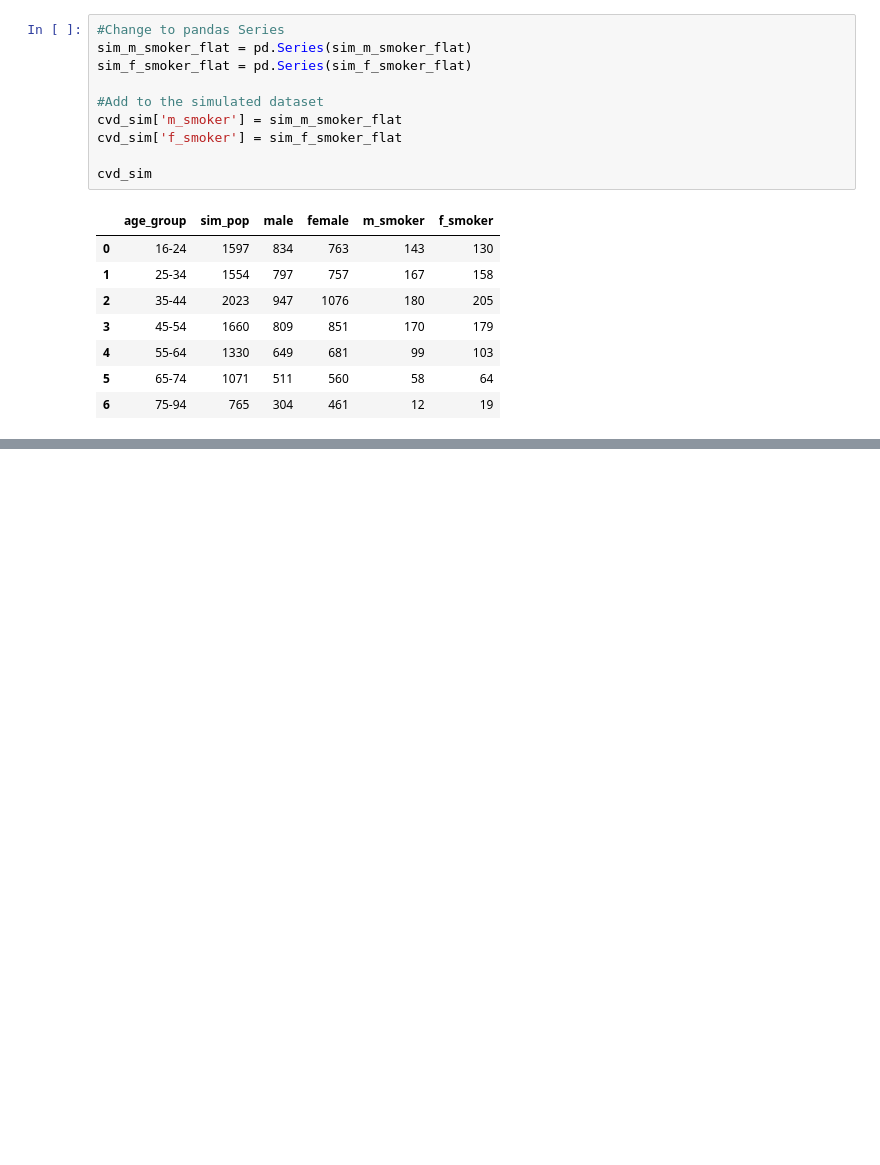
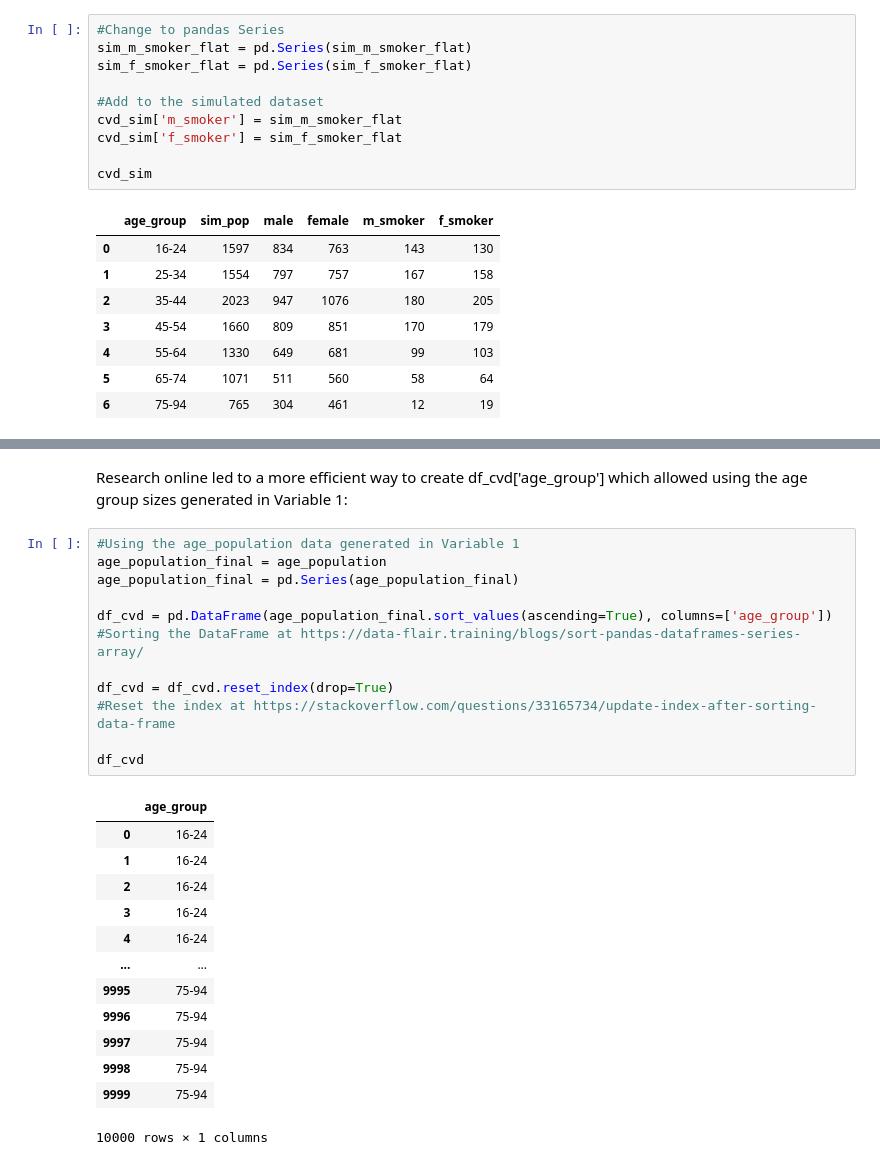
Before and after one commit to juliandunne1234/pada_project_g00267940, a Jupyter notebook: dataset_simulation_project.ipynb, the cells around one changed output, grey strips where cells are left out. Saved outputs shown, nothing was run; the diff lists cells and outputs as text; blank space fills up the shorter version.

```diff
--- a/dataset_simulation_project.ipynb
+++ b/dataset_simulation_project.ipynb
@@ -383,0 +416,28 @@ cvd_sim
+# %% [markdown]
+Research online led to a more efficient way to create df_cvd['age_group'] which allowed using the age group sizes generated in Variable 1:
+# %%
+#Using the age_population data generated in Variable 1
+age_population_final = age_population
+age_population_final = pd.Series(age_population_final)
+
+df_cvd = pd.DataFrame(age_population_final.sort_values(ascending=True), columns=['age_group'])
+#Sorting the DataFrame at https://data-flair.training/blogs/sort-pandas-dataframes-series-array/
+
+df_cvd = df_cvd.reset_index(drop=True)
+#Reset the index at https://stackoverflow.com/questions/33165734/update-index-after-sorting-data-frame
+
+df_cvd
+# %% [output]
+|  | age_group |
+| 0 | 16-24 |
+| 1 | 16-24 |
+| 2 | 16-24 |
+| 3 | 16-24 |
+| 4 | 16-24 |
+| ... | ... |
+| 9995 | 75-94 |
+| 9996 | 75-94 |
+| 9997 | 75-94 |
+| 9998 | 75-94 |
+| 9999 | 75-94 |
+10000 rows × 1 columns
```
Also changed, not shown: parts of 5 cells of this notebook.
